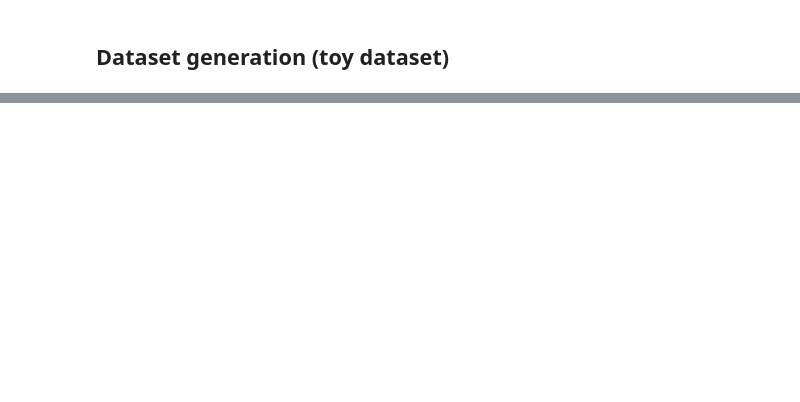
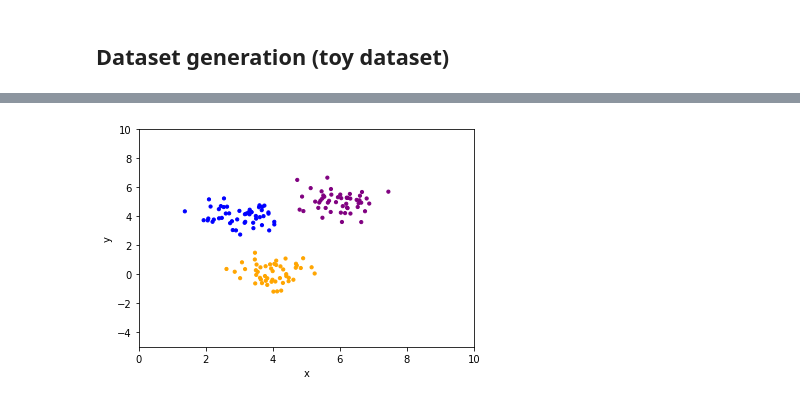
Before and after one commit to pierrepo/autoclasswrapper, a Jupyter notebook: demo/demo.ipynb, the cells around one changed output, grey strips where cells are left out. Cells and saved outputs as stored; diff of their text form; code cells hidden in the pictures; blank space fills up the shorter version.

```diff
--- a/demo/demo.ipynb
+++ b/demo/demo.ipynb
@@ -138,0 +199,8 @@ results.wrap_outputs()
+# %%
+plt.scatter(df["x"], df["y"], color=df["color"], s=10)
+plt.xlabel("x")
+plt.ylabel("y")
+plt.xlim(0, 10)
+plt.ylim(-5, 10);
+# %% [output]
+[figure, added]
```
Also changed, not shown: parts of 18 cells of this notebook.
